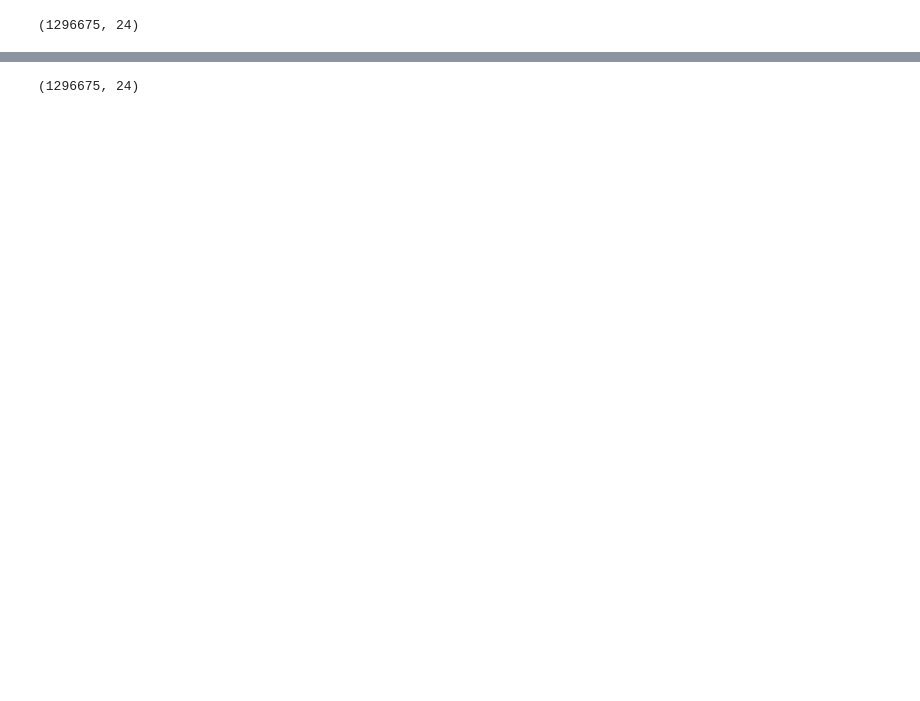
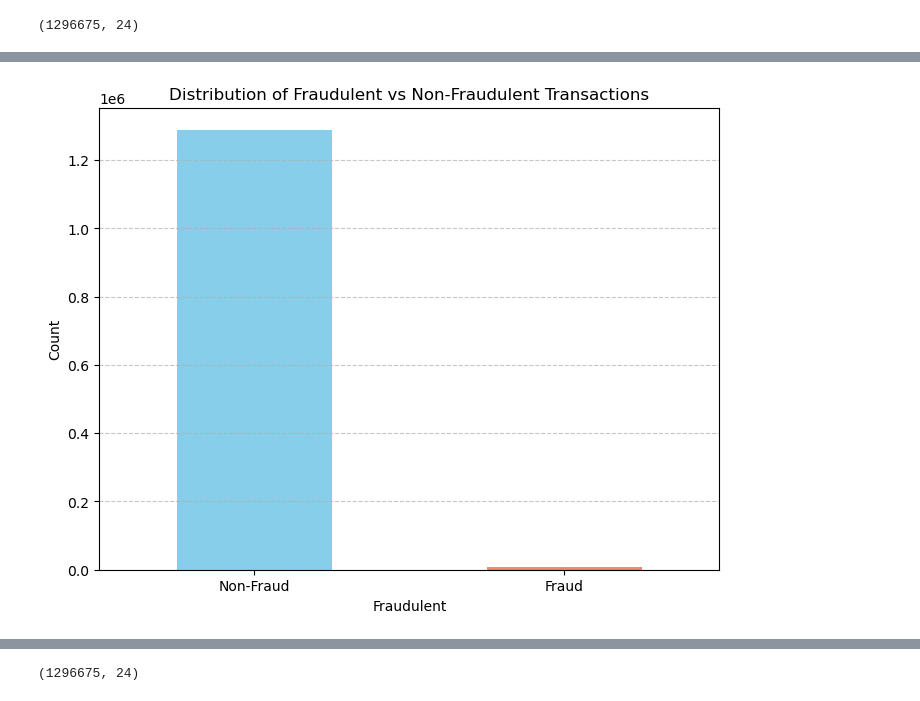
Before and after one commit to N80m6o/lab-sql-joins, a Jupyter notebook: Mini_Project_Week_4.ipynb, the cells around one changed output, grey strips where cells are left out. Cells and saved outputs as stored; diff of their text form; code cells hidden in the pictures; blank space fills up the shorter version.

```diff
--- a/Mini_Project_Week_4.ipynb
+++ b/Mini_Project_Week_4.ipynb
@@ -96,0 +182,12 @@ transactions_df.shape
+# %%
+# Plot the distribution of fraud and non-fraud transactions
+plt.figure(figsize=(8, 6))
+transactions_df['is_fraud'].value_counts().plot(kind='bar', color=['skyblue', 'salmon'])
+plt.title('Distribution of Fraudulent vs Non-Fraudulent Transactions')
+plt.xlabel('Fraudulent')
+plt.ylabel('Count')
+plt.xticks(ticks=[0, 1], labels=['Non-Fraud', 'Fraud'], rotation=0)
+plt.grid(axis='y', linestyle='--', alpha=0.7)
+plt.show()
+# %% [output]
+[figure, added]
```
Also changed, not shown: parts of 21 cells of this notebook.
